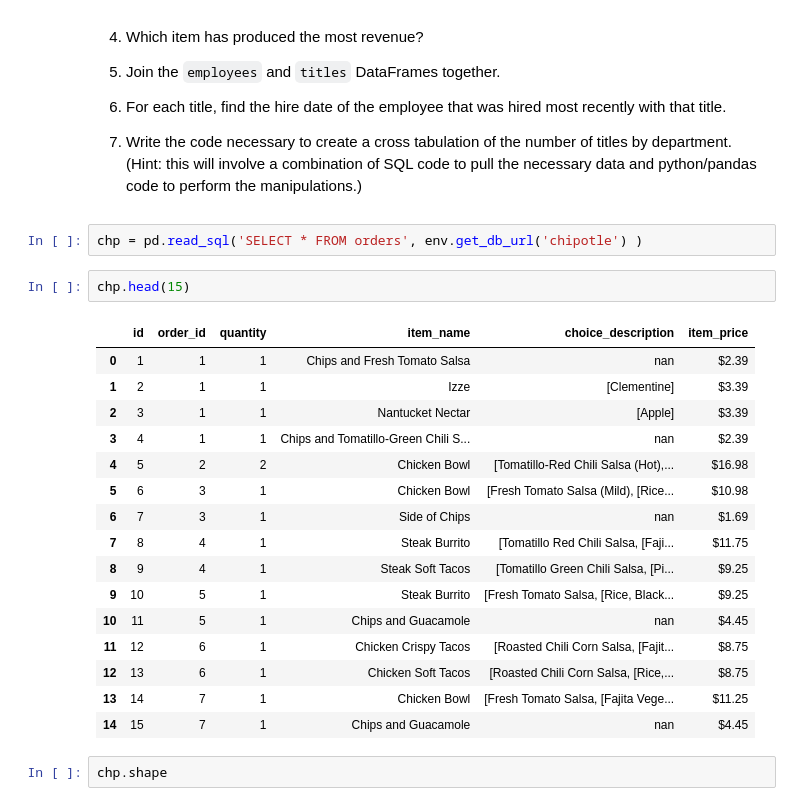
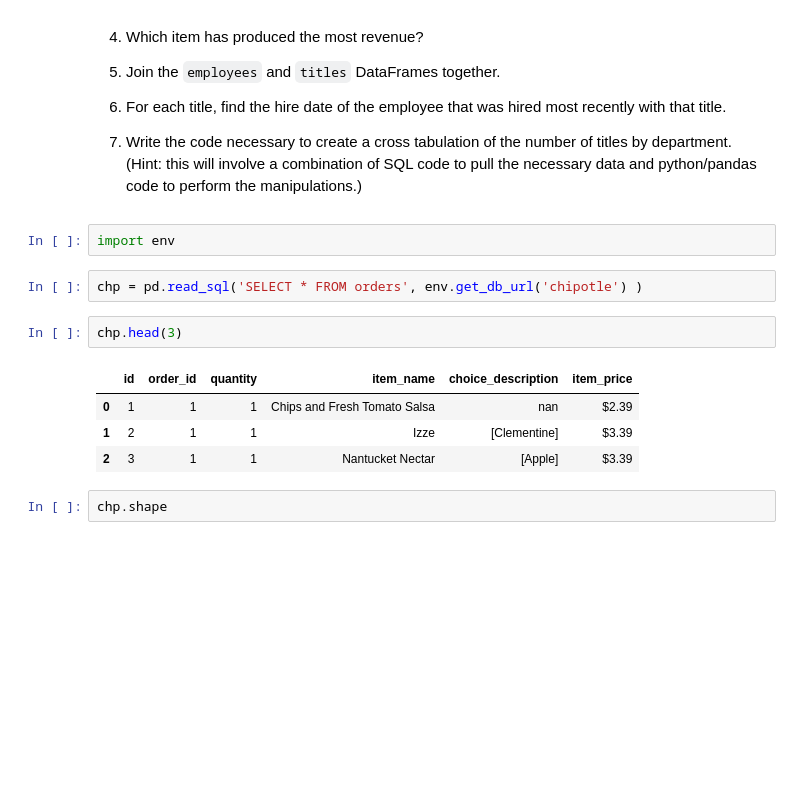
Before and after one commit to Jgardin875/numpy-pandas-visualization-exercises, a Jupyter notebook: advanced-dataframes.ipynb, the cells around one changed output. Saved outputs shown, nothing was run; the diff lists cells and outputs as text; blank space fills up the shorter version.

```diff
--- a/advanced-dataframes.ipynb
+++ b/advanced-dataframes.ipynb
@@ -1743,27 +1743,17 @@ df.describe().T
 6. For each title, find the hire date of the employee that was hired most recently with that title.
 
 7. Write the code necessary to create a cross tabulation of the number of titles by department. (Hint: this will involve a combination of SQL code to pull the necessary data and python/pandas code to perform the manipulations.)
+# %%
+import env
 # %%
 chp = pd.read_sql('SELECT * FROM orders', env.get_db_url('chipotle') )
 # %%
-chp.head(15)
+chp.head(3)
 # %% [output]
 |  | id | order_id | quantity | item_name | choice_description | item_price |
 | 0 | 1 | 1 | 1 | Chips and Fresh Tomato Salsa | nan | $2.39 |
 | 1 | 2 | 1 | 1 | Izze | [Clementine] | $3.39 |
 | 2 | 3 | 1 | 1 | Nantucket Nectar | [Apple] | $3.39 |
-| 3 | 4 | 1 | 1 | Chips and Tomatillo-Green Chili S... | nan | $2.39 |
-| 4 | 5 | 2 | 2 | Chicken Bowl | [Tomatillo-Red Chili Salsa (Hot),... | $16.98 |
-| 5 | 6 | 3 | 1 | Chicken Bowl | [Fresh Tomato Salsa (Mild), [Rice... | $10.98 |
-| 6 | 7 | 3 | 1 | Side of Chips | nan | $1.69 |
-| 7 | 8 | 4 | 1 | Steak Burrito | [Tomatillo Red Chili Salsa, [Faji... | $11.75 |
-| 8 | 9 | 4 | 1 | Steak Soft Tacos | [Tomatillo Green Chili Salsa, [Pi... | $9.25 |
-| 9 | 10 | 5 | 1 | Steak Burrito | [Fresh Tomato Salsa, [Rice, Black... | $9.25 |
-| 10 | 11 | 5 | 1 | Chips and Guacamole | nan | $4.45 |
-| 11 | 12 | 6 | 1 | Chicken Crispy Tacos | [Roasted Chili Corn Salsa, [Fajit... | $8.75 |
-| 12 | 13 | 6 | 1 | Chicken Soft Tacos | [Roasted Chili Corn Salsa, [Rice,... | $8.75 |
-| 13 | 14 | 7 | 1 | Chicken Bowl | [Fresh Tomato Salsa, [Fajita Vege... | $11.25 |
-| 14 | 15 | 7 | 1 | Chips and Guacamole | nan | $4.45 |
 # %%
 chp.shape
 # %% [output]
```
Also changed, not shown: parts of 30 cells of this notebook.
